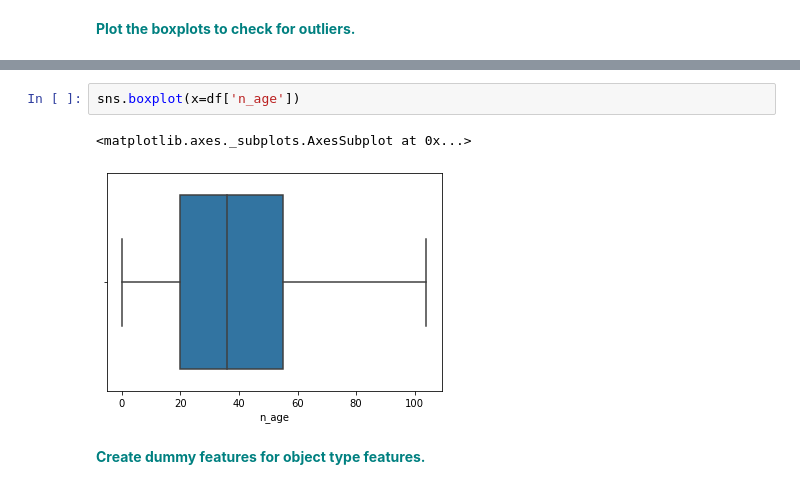
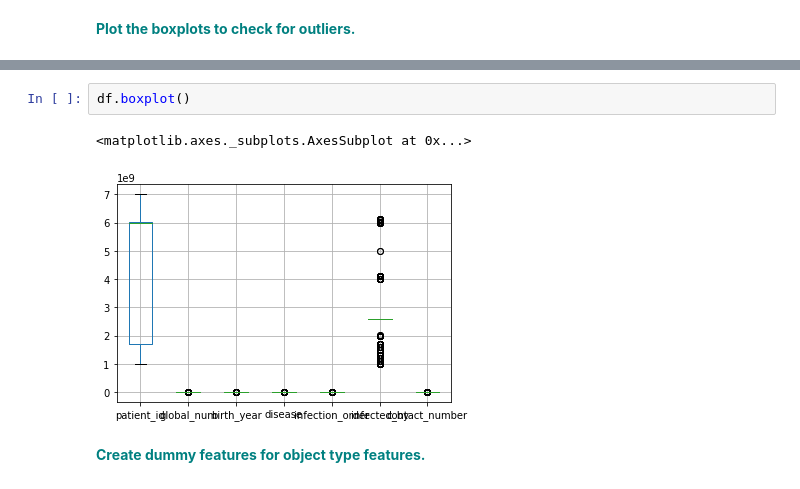
Before and after one commit to ldell7/LDprojects, a Jupyter notebook: Springboard_RandomForest_Case_Study/RandomForest_casestudy_covid19.ipynb, the cells around one changed output, grey strips where cells are left out. Cells and saved outputs as stored; diff of their text form.

```diff
--- a/Springboard_RandomForest_Case_Study/RandomForest_casestudy_covid19.ipynb
+++ b/Springboard_RandomForest_Case_Study/RandomForest_casestudy_covid19.ipynb
@@ -310,7 +326,7 @@ sns.boxplot(x=df['birth_year'])
-# %%
-sns.boxplot(x=df['n_age'])
-# %% [output]
-<matplotlib.axes._subplots.AxesSubplot at 0x...>
-[figure, removed]
+# %%
+df.boxplot()
+# %% [output]
+<matplotlib.axes._subplots.AxesSubplot at 0x...>
+[figure, added]
 # %% [markdown]
 **<font color='teal'> Create dummy features for object type features. </font>**
```
Also changed, not shown: parts of 30 cells of this notebook, 2 other files.
